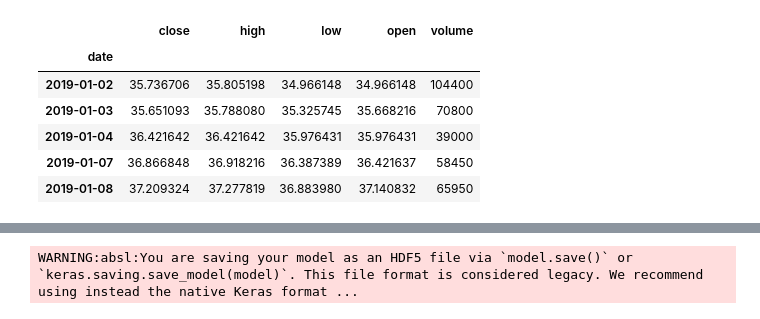
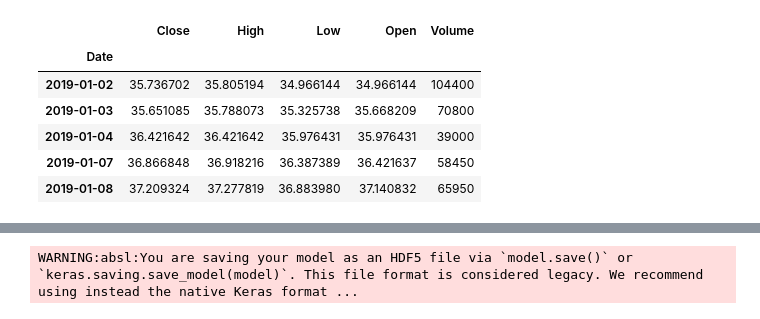
Before and after one commit to jesselynmu/predict_bbca, a Jupyter notebook: Modeling.ipynb, the cells around one changed output, grey strips where cells are left out. Cells and saved outputs as stored; diff of their text form; code cells hidden in the pictures.

```diff
--- a/Modeling.ipynb
+++ b/Modeling.ipynb
@@ -23,10 +25,6 @@ import pandas as pd
 import yfinance as yf
 from yahoofinancials import YahooFinancials
 
-df = yf.download('BBCA',
-                      start='2019-01-01',
-                      end='2025-05-01',
-                      progress=False,
-)
+df = yf.download('BBCA', start='2019-01-01', end='2025-05-01', progress=False)
 df.head()
 # %% [output]
@@ -41,6 +38,6 @@ YF.download() has changed argument auto_adjust default to True
 | 2019-01-08 | 37.209324 | 37.277819 | 36.883980 | 37.140832 | 65950 |
 # %%
 df = df.reset_index()
-df.columns = ['date', 'close', 'high', 'low', 'open', 'volume']
+df.columns = ['Date', 'Close', 'High', 'Low', 'Open', 'Volume']
 df.head()
 # %% [output]
@@ -53,15 +50,15 @@ df.head()
 # %%
 import numpy as np
 
-df['date'] = pd.to_datetime(df['date'])
+df['Date'] = pd.to_datetime(df['Date'])
 df.sort_index(inplace=True)
-df.set_index('date', inplace=True)
+df.set_index('Date', inplace=True)
 df.head()
 # %% [output]
-|  | close | high | low | open | volume |
-| date |  |  |  |  |  |
-| 2019-01-02 | 35.736706 | 35.805198 | 34.966148 | 34.966148 | 104400 |
-| 2019-01-03 | 35.651093 | 35.788080 | 35.325745 | 35.668216 | 70800 |
+|  | Close | High | Low | Open | Volume |
+| Date |  |  |  |  |  |
+| 2019-01-02 | 35.736702 | 35.805194 | 34.966144 | 34.966144 | 104400 |
+| 2019-01-03 | 35.651085 | 35.788073 | 35.325738 | 35.668209 | 70800 |
 | 2019-01-04 | 36.421642 | 36.421642 | 35.976431 | 35.976431 | 39000 |
 | 2019-01-07 | 36.866848 | 36.918216 | 36.387389 | 36.421637 | 58450 |
 | 2019-01-08 | 37.209324 | 37.277819 | 36.883980 | 37.140832 | 65950 |
```
Also changed, not shown: parts of 7 cells of this notebook, 3 other files.
